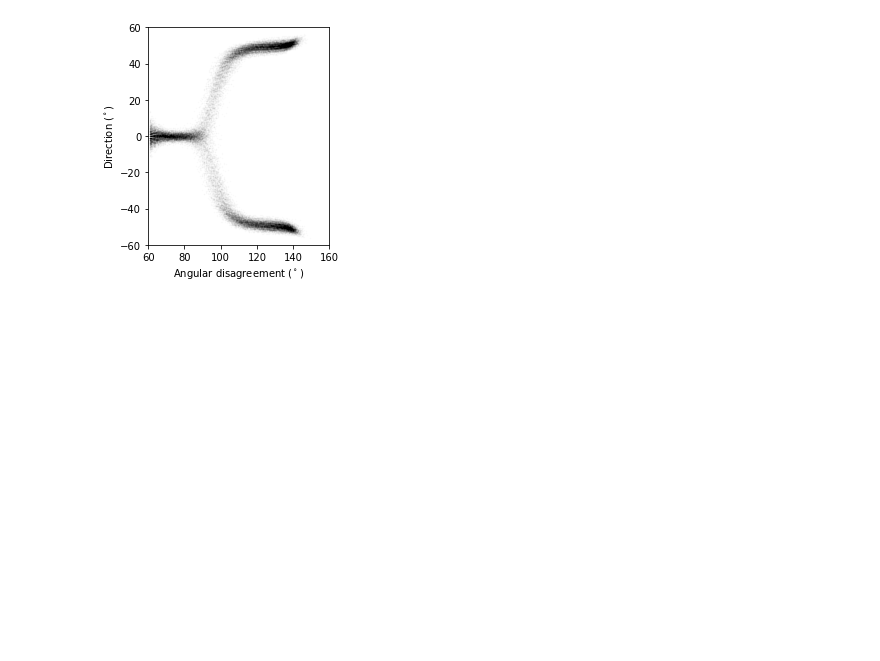
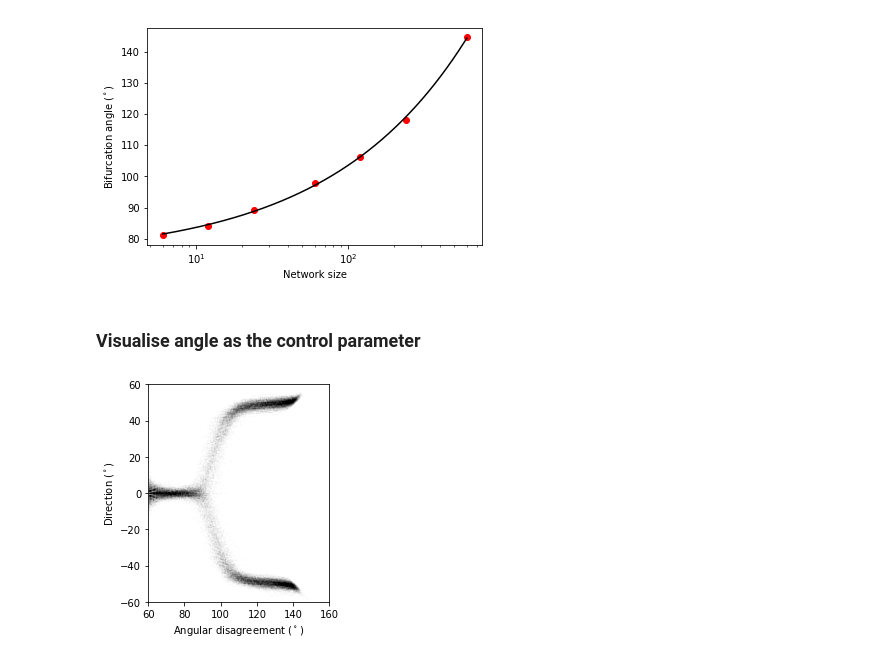
Before and after one commit to RnoB/fly-matrix, a Jupyter notebook: bifurcation_angle.ipynb, the cells around one changed output. Saved outputs shown, nothing was run; the diff lists cells and outputs as text; code cells hidden in the pictures; blank space fills up the shorter version.

```diff
--- a/bifurcation_angle.ipynb
+++ b/bifurcation_angle.ipynb
@@ -98 +161,18 @@ plt.savefig('/Users/vivekhsridhar/Documents/Code/Python/fly-matrix/figures/angle
+# %%
+popt, pcov = curve_fit(exponenial_func, np.log10(neurons), b_angles, p0=(1000, -1, 100), maxfev=10000)
+
+fit_x = np.linspace(0.78, 2.78, 1000)
+fit_y = exponenial_func(fit_x, *popt)
+# %%
+plt.scatter(neurons, b_angles, c='red')
+plt.plot(10**(fit_x), fit_y, c='black')
+#plt.hlines(popt[2], xmin=6e0, xmax=6e2, linestyles='dotted')
+plt.xscale('log')
+plt.xlabel('Network size')
+plt.ylabel('Bifurcation angle ($^\circ$)')
+plt.savefig('/Users/vivekhsridhar/Documents/Code/Python/fly-matrix/figures/angle_vs_netsize.png', format='png', dpi=300)
+# %% [output]
+[figure, added]
+# %% [markdown]
+### Visualise angle as the control parameter
 # %%
```
Also changed, not shown: parts of 7 cells of this notebook, 3 other files.
